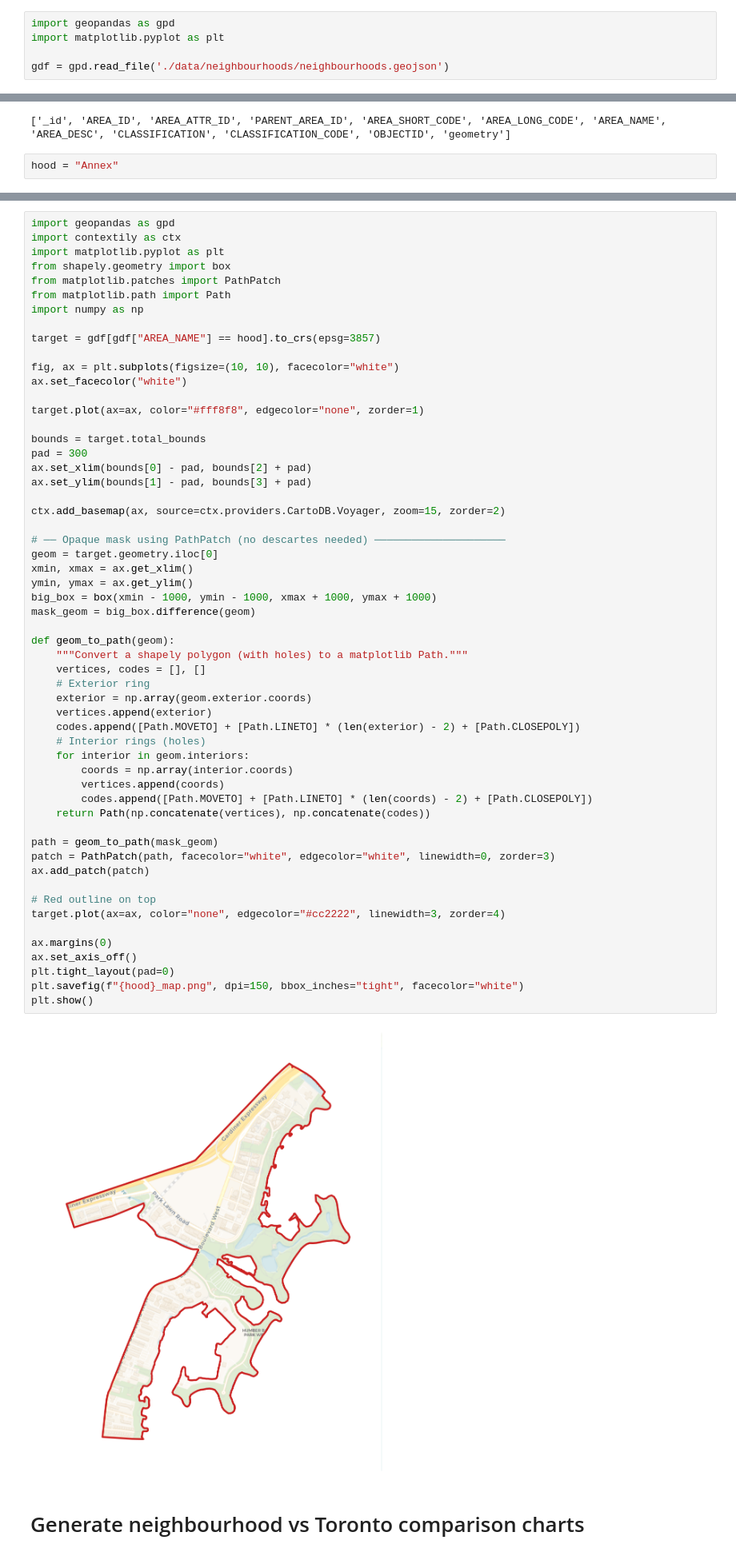
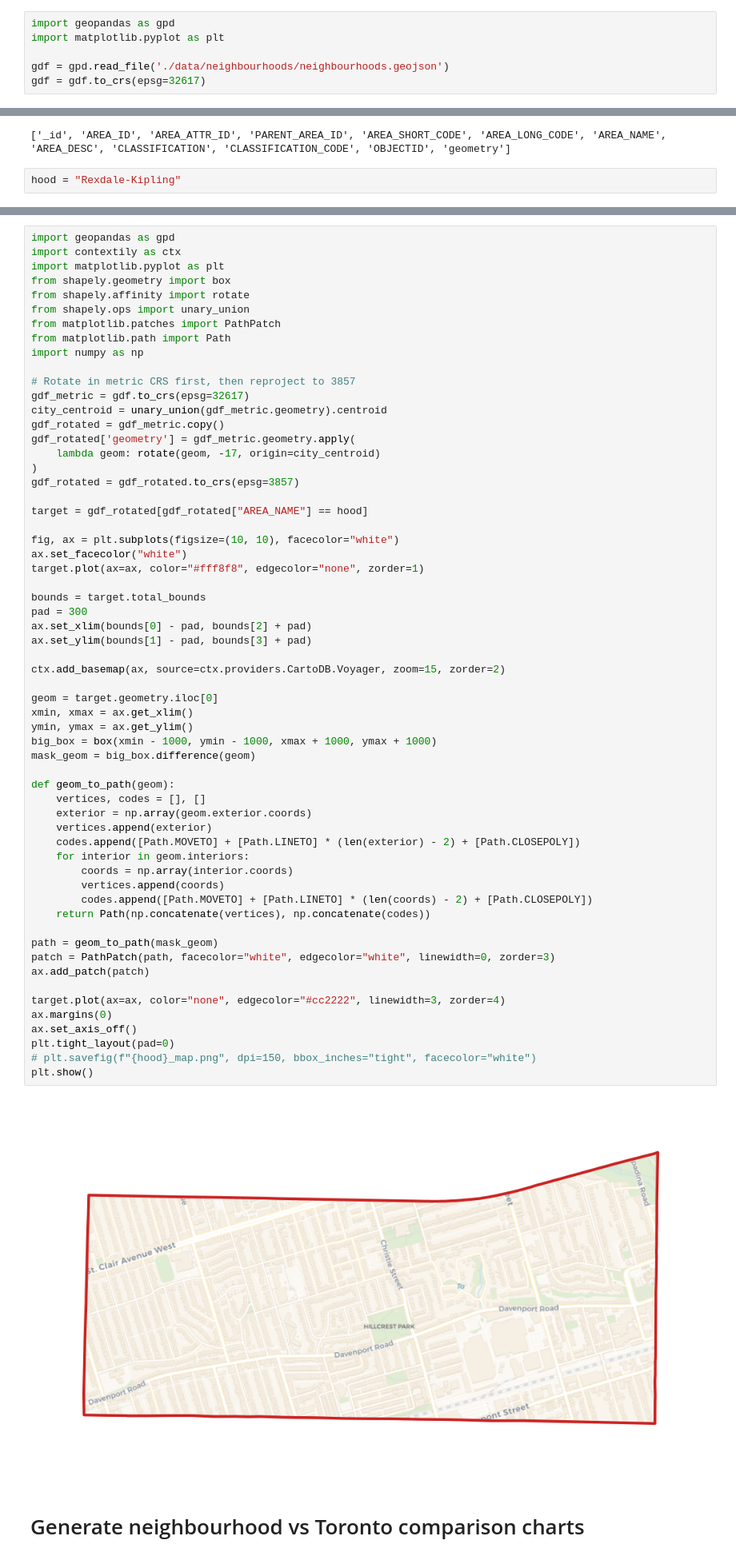
Before and after one commit to NGiving/gta-housing-analysis, a Jupyter notebook: toronto_neighbourhoods.ipynb, the cells around one changed output, grey strips where cells are left out. Shown at 80% size. Cells and saved outputs as stored; diff of their text form.

Commit message:
feat: rotate neighbourhood and city of toronto map with true north up

```diff
--- a/toronto_neighbourhoods.ipynb
+++ b/toronto_neighbourhoods.ipynb
@@ -523,9 +523,10 @@ import geopandas as gpd
 import matplotlib.pyplot as plt
 
 gdf = gpd.read_file('./data/neighbourhoods/neighbourhoods.geojson')
+gdf = gdf.to_crs(epsg=32617)
 # %%
 print(gdf.columns.tolist())
 # %% [output]
 ['_id', 'AREA_ID', 'AREA_ATTR_ID', 'PARENT_AREA_ID', 'AREA_SHORT_CODE', 'AREA_LONG_CODE', 'AREA_NAME', 'AREA_DESC', 'CLASSIFICATION', 'CLASSIFICATION_CODE', 'OBJECTID', 'geometry']
 # %%
-hood = "Annex"
+hood = "Rexdale-Kipling"
@@ -552,15 +563,25 @@ import geopandas as gpd
 import contextily as ctx
 import matplotlib.pyplot as plt
 from shapely.geometry import box
+from shapely.affinity import rotate
+from shapely.ops import unary_union
 from matplotlib.patches import PathPatch
 from matplotlib.path import Path
 import numpy as np
 
-target = gdf[gdf["AREA_NAME"] == hood].to_crs(epsg=3857)
+# Rotate in metric CRS first, then reproject to 3857
+gdf_metric = gdf.to_crs(epsg=32617)
+city_centroid = unary_union(gdf_metric.geometry).centroid
+gdf_rotated = gdf_metric.copy()
+gdf_rotated['geometry'] = gdf_metric.geometry.apply(
+    lambda geom: rotate(geom, -17, origin=city_centroid)
+)
+gdf_rotated = gdf_rotated.to_crs(epsg=3857)
+
+target = gdf_rotated[gdf_rotated["AREA_NAME"] == hood]
 
 fig, ax = plt.subplots(figsize=(10, 10), facecolor="white")
 ax.set_facecolor("white")
-
 target.plot(ax=ax, color="#fff8f8", edgecolor="none", zorder=1)
 
 bounds = target.total_bounds
@@ -570,41 +591,35 @@ ax.set_ylim(bounds[1] - pad, bounds[3] + pad)
 
 ctx.add_basemap(ax, source=ctx.providers.CartoDB.Voyager, zoom=15, zorder=2)
 
-# ── Opaque mask using PathPatch (no descartes needed) ─────────────────────
 geom = target.geometry.iloc[0]
 xmin, xmax = ax.get_xlim()
 ymin, ymax = ax.get_ylim()
 big_box = box(xmin - 1000, ymin - 1000, xmax + 1000, ymax + 1000)
 mask_geom = big_box.difference(geom)
 
 def geom_to_path(geom):
-    """Convert a shapely polygon (with holes) to a matplotlib Path."""
     vertices, codes = [], []
-    # Exterior ring
     exterior = np.array(geom.exterior.coords)
     vertices.append(exterior)
     codes.append([Path.MOVETO] + [Path.LINETO] * (len(exterior) - 2) + [Path.CLOSEPOLY])
-    # Interior rings (holes)
     for interior in geom.interiors:
         coords = np.array(interior.coords)
         vertices.append(coords)
         codes.append([Path.MOVETO] + [Path.LINETO] * (len(coords) - 2) + [Path.CLOSEPOLY])
     return Path(np.concatenate(vertices), np.concatenate(codes))
 
 path = geom_to_path(mask_geom)
 patch = PathPatch(path, facecolor="white", edgecolor="white", linewidth=0, zorder=3)
 ax.add_patch(patch)
 
-# Red outline on top
 target.plot(ax=ax, color="none", edgecolor="#cc2222", linewidth=3, zorder=4)
-
 ax.margins(0)
 ax.set_axis_off()
 plt.tight_layout(pad=0)
-plt.savefig(f"{hood}_map.png", dpi=150, bbox_inches="tight", facecolor="white")
+# plt.savefig(f"{hood}_map.png", dpi=150, bbox_inches="tight", facecolor="white")
 plt.show()
 # %% [output]
-[figure, old version]
+[figure, new version]
 # %% [markdown]
 # Generate neighbourhood vs Toronto comparison charts
 # %%
```
Also changed, not shown: parts of 2 cells of this notebook.
